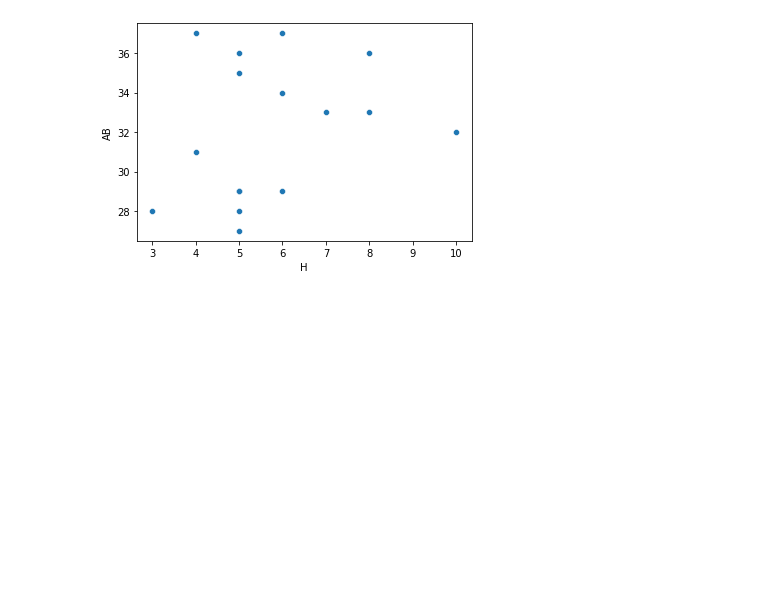
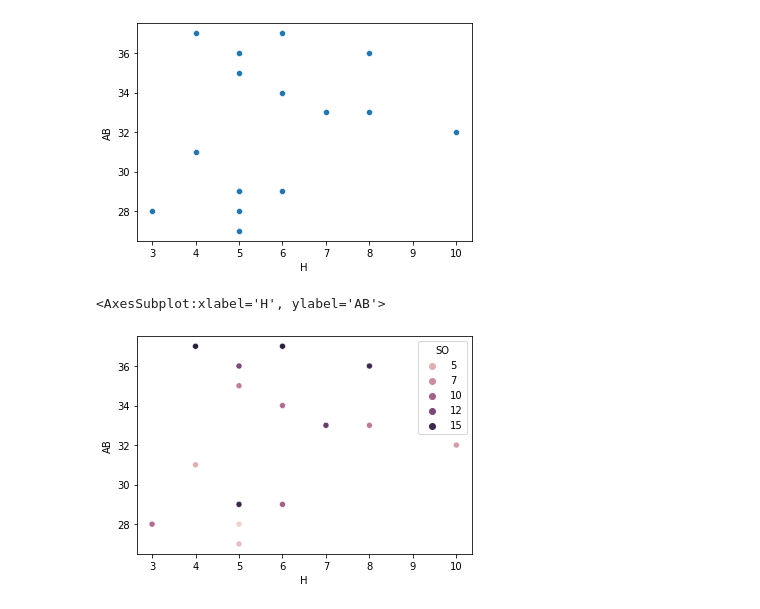
Before and after one commit to MicahlDeRosa/Baseball_stats, a Jupyter notebook: Untitled-1.ipynb, the cells around one changed output. Drawn from its saved outputs; the diff is of its cells as text; code cells hidden in the pictures; blank space fills up the shorter version.

```diff
--- a/Untitled-1.ipynb
+++ b/Untitled-1.ipynb
@@ -9,3 +51,9 @@ sb.scatterplot(data=df, x = "H", y ='AB')
 # %% [output]
 <AxesSubplot:xlabel='H', ylabel='AB'>
 [figure]
+# %%
+#using from previous scatter plot...using a hue of SO(Strike Outs)
+sb.scatterplot(data=df, x = "H", y ='AB', hue='SO')
+# %% [output]
+<AxesSubplot:xlabel='H', ylabel='AB'>
+[figure, added]
```
Also changed, not shown: parts of 3 cells of this notebook.
